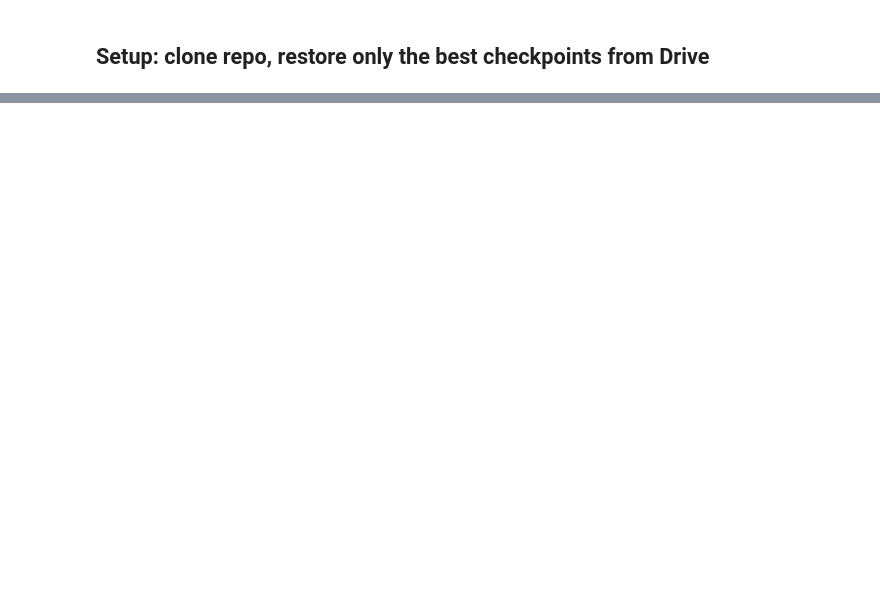
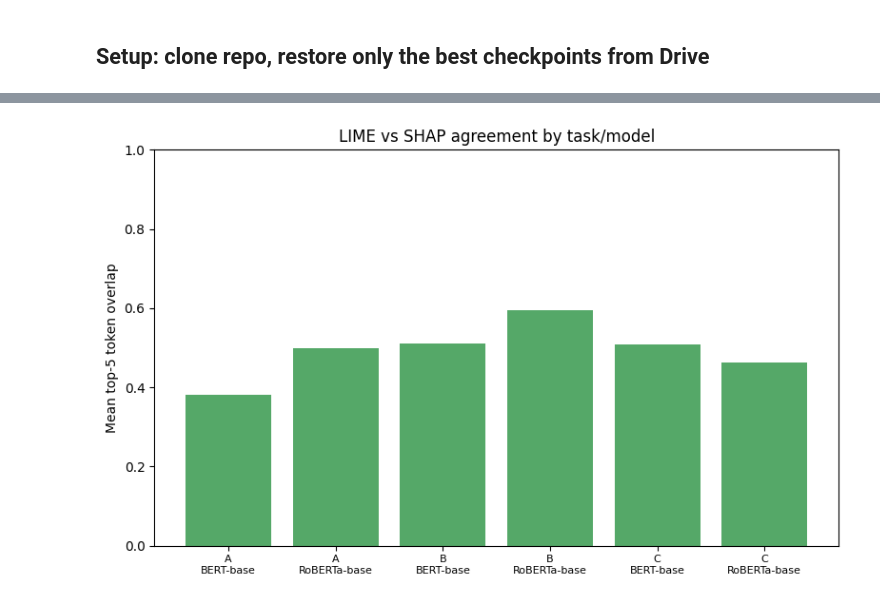
Before and after one commit to Mahekd/interpretable-nlp-sexism-detection, a Jupyter notebook: notebooks/03_explainability.ipynb, the cells around one changed output, grey strips where cells are left out. Saved outputs shown, nothing was run; the diff lists cells and outputs as text; code cells hidden in the pictures; blank space fills up the shorter version.

```diff
--- a/notebooks/03_explainability.ipynb
+++ b/notebooks/03_explainability.ipynb
@@ -176,0 +662,12 @@ pd.DataFrame(summary_rows).sort_values(["task", "model"])
+# %%
+fig, ax = plt.subplots(figsize=(8, 5))
+ax.bar(x, summary_df["lime_shap_agreement"], color="#55A868")
+ax.set_xticks(list(x)); ax.set_xticklabels(labels_x, fontsize=8)
+ax.set_ylim(0, 1)
+ax.set_ylabel("Mean top-5 token overlap")
+ax.set_title("LIME vs SHAP agreement by task/model")
+plt.tight_layout()
+plt.savefig("lime_shap_agreement.png", dpi=150)
+plt.show()
+# %% [output]
+[figure, added]
```
Also changed, not shown: parts of 39 cells of this notebook, 2 other files.
